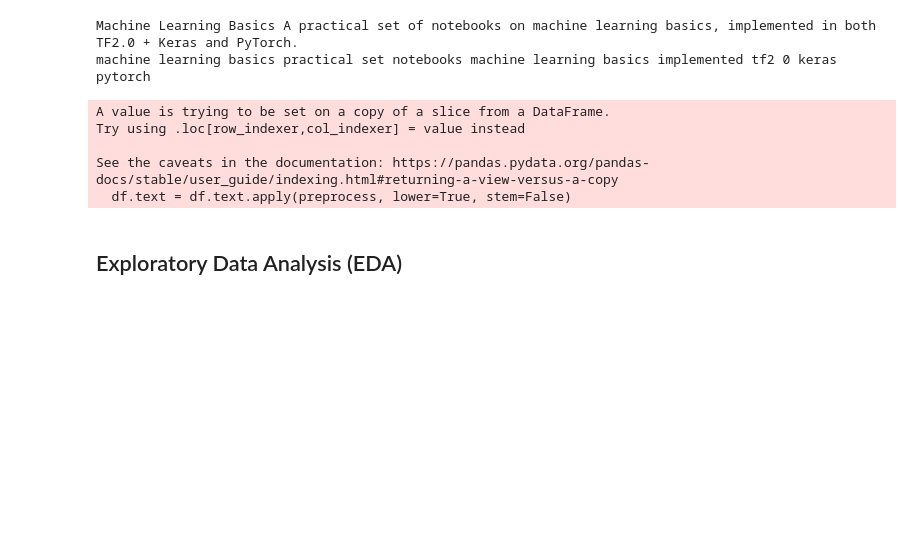
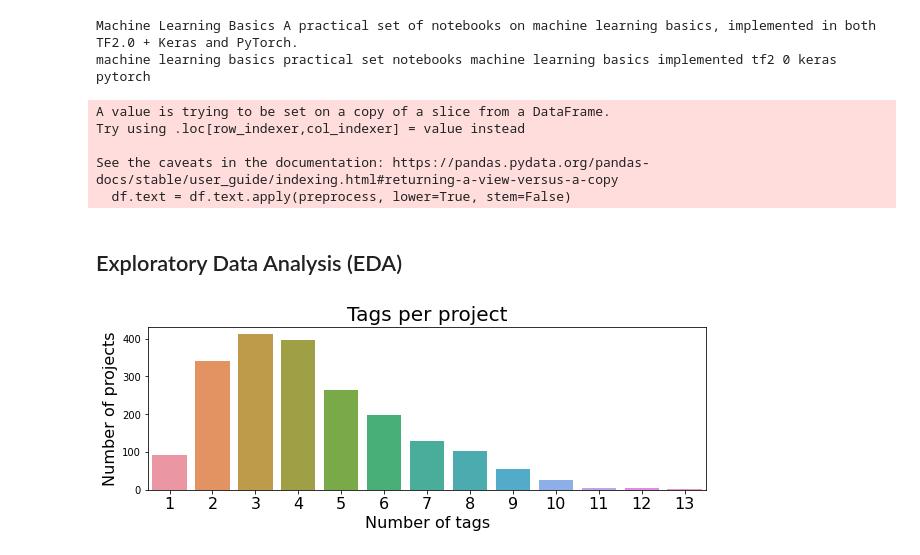
Before and after one commit to Davidelvis/Creative-AI, a Jupyter notebook: notebooks/elvis.ipynb, the cells around one changed output. Cells and saved outputs as stored; diff of their text form; code cells hidden in the pictures; blank space fills up the shorter version.

```diff
--- a/notebooks/elvis.ipynb
+++ b/notebooks/elvis.ipynb
@@ -215,0 +222,13 @@ See the caveats in the documentation: https://pandas.pydata.org/pandas-docs/stab
+# %%
+# Number of tags per project
+num_tags_per_project = [len(tags) for tags in df.tags]
+num_tags, num_projects = zip(*Counter(num_tags_per_project).items())
+plt.figure(figsize=(10, 3))
+ax = sns.barplot(list(num_tags), list(num_projects))
+plt.title("Tags per project", fontsize=20)
+plt.xlabel("Number of tags", fontsize=16)
+ax.set_xticklabels(range(1, len(num_tags)+1), rotation=0, fontsize=16)
+plt.ylabel("Number of projects", fontsize=16)
+plt.show()
+# %% [output]
+[figure, added]
```
Also changed, not shown: parts of 16 cells of this notebook.
